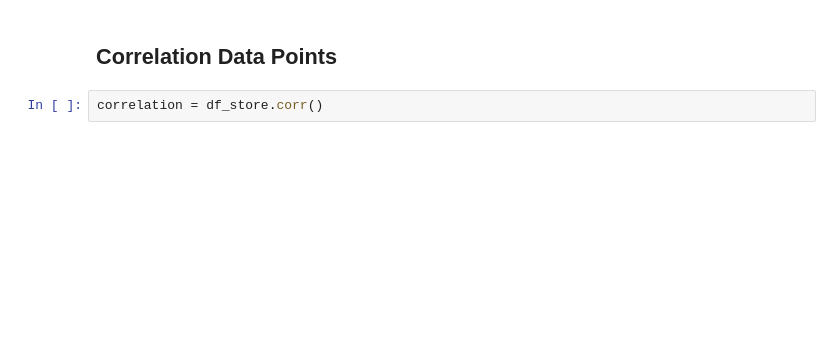
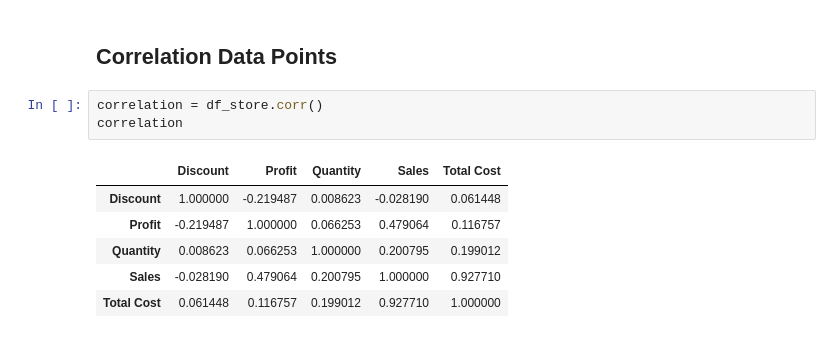
Before and after one commit to ShamikOfficial/Super-Store-Analysis, a Jupyter notebook: Super Store Analysis.ipynb, the cells around one changed output. Drawn from its saved outputs; the diff is of its cells as text; blank space fills up the shorter version.

```diff
--- a/Super Store Analysis.ipynb
+++ b/Super Store Analysis.ipynb
@@ -142,6 +151,14 @@ usa_map
 ## Correlation Data Points
 # %%
 correlation = df_store.corr()
+correlation
+# %% [output]
+|  | Discount | Profit | Quantity | Sales | Total Cost |
+| Discount | 1.000000 | -0.219487 | 0.008623 | -0.028190 | 0.061448 |
+| Profit | -0.219487 | 1.000000 | 0.066253 | 0.479064 | 0.116757 |
+| Quantity | 0.008623 | 0.066253 | 1.000000 | 0.200795 | 0.199012 |
+| Sales | -0.028190 | 0.479064 | 0.200795 | 1.000000 | 0.927710 |
+| Total Cost | 0.061448 | 0.116757 | 0.199012 | 0.927710 | 1.000000 |
 # %%
 plt.figure(figsize=(10,8))
 sns.heatmap(data=correlation,annot=True,cmap='coolwarm_r')
```
Also changed, not shown: parts of 9 cells of this notebook.
